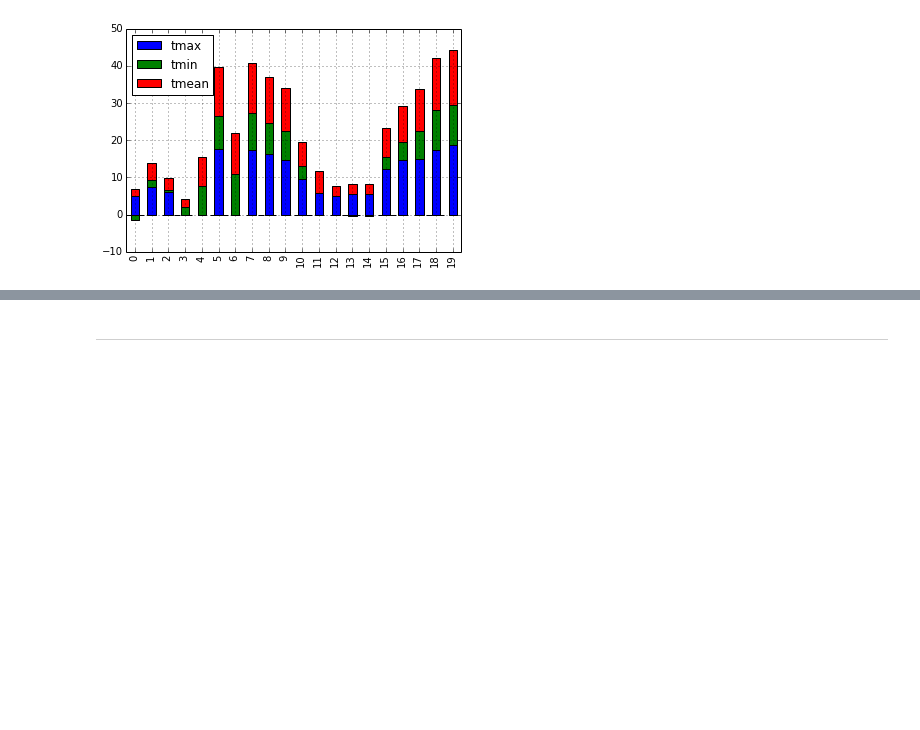
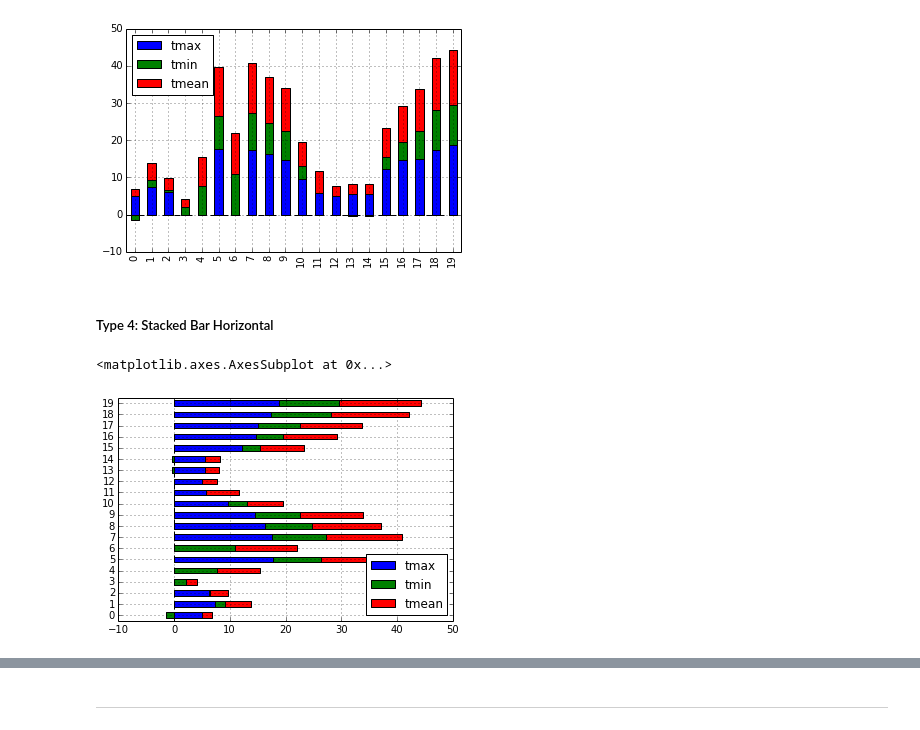
Before and after one commit to Devang-25/codeRiddles, a Jupyter notebook: hacker_rank/expansion-challenge/temperature_prediction_sample.ipynb, the cells around one changed output, grey strips where cells are left out. Saved outputs shown, nothing was run; the diff lists cells and outputs as text; code cells hidden in the pictures; blank space fills up the shorter version.

Commit message:
refactor prediction script; update notebook; add more figures

```diff
--- a/hacker_rank/expansion-challenge/temperature_prediction_sample.ipynb
+++ b/hacker_rank/expansion-challenge/temperature_prediction_sample.ipynb
@@ -132,0 +55,17 @@ tmin     5.073684
+# %%
+if __name__ == '__main__':
+    with open('testcases/temperature.txt') as f:
+        content = f.read().split('\n')
+        while '' in content:
+            content.remove('') # remove all empty line entries
+    N = content.pop(0) # number of input lines
+    df = pd.DataFrame(columns=content.pop(0).split(),
+                      dtype=float) # input with headers
+    for index, line in enumerate(content):
+        temp = line.split() # for space separated entries
+        assert len(temp) == 4 # check list length
+        df.loc[index] = temp
+    form = lambda df: df.str.replace('([a-zA-Z]+_\d)', 'NaN').astype(float)
+    df = df[[0,1]].join(form(df.tmax)).join(form(df.tmin))
+    PT = PredictTemp(N, df)
+    PT.predict_already()
@@ -226,8 +146,8 @@ c.plot()
 # %% [markdown]
 #### Mean of individual rows
 # %%
-df2 = pd.DataFrame(PT.df[[2,3]].mean(1), columns=['tmean'])
-df3 = PT .df.join(df2)
+df2 = pd.DataFrame(PT.df.mean(1), columns=['tmean'])
+df3 = PT.df.join(df2)
 df3
 # %% [output]
 |  | yyyy | month | tmax | tmin | tmean |
@@ -270,3 +190,10 @@ df3[[2,3,4]].plot(kind='bar', stacked=True) # plot with mean(tmax,tmin) added as
 # %% [output]
 <matplotlib.axes.AxesSubplot at 0x...>
 [figure]
+# %% [markdown]
+##### Type 4: Stacked Bar Horizontal
+# %%
+df3.plot(kind='barh', stacked=True) # plot with mean(tmax,tmin) added as an extra column
+# %% [output]
+<matplotlib.axes.AxesSubplot at 0x...>
+[figure, added]
```
Also changed, not shown: parts of 35 cells of this notebook, 6 other files.
